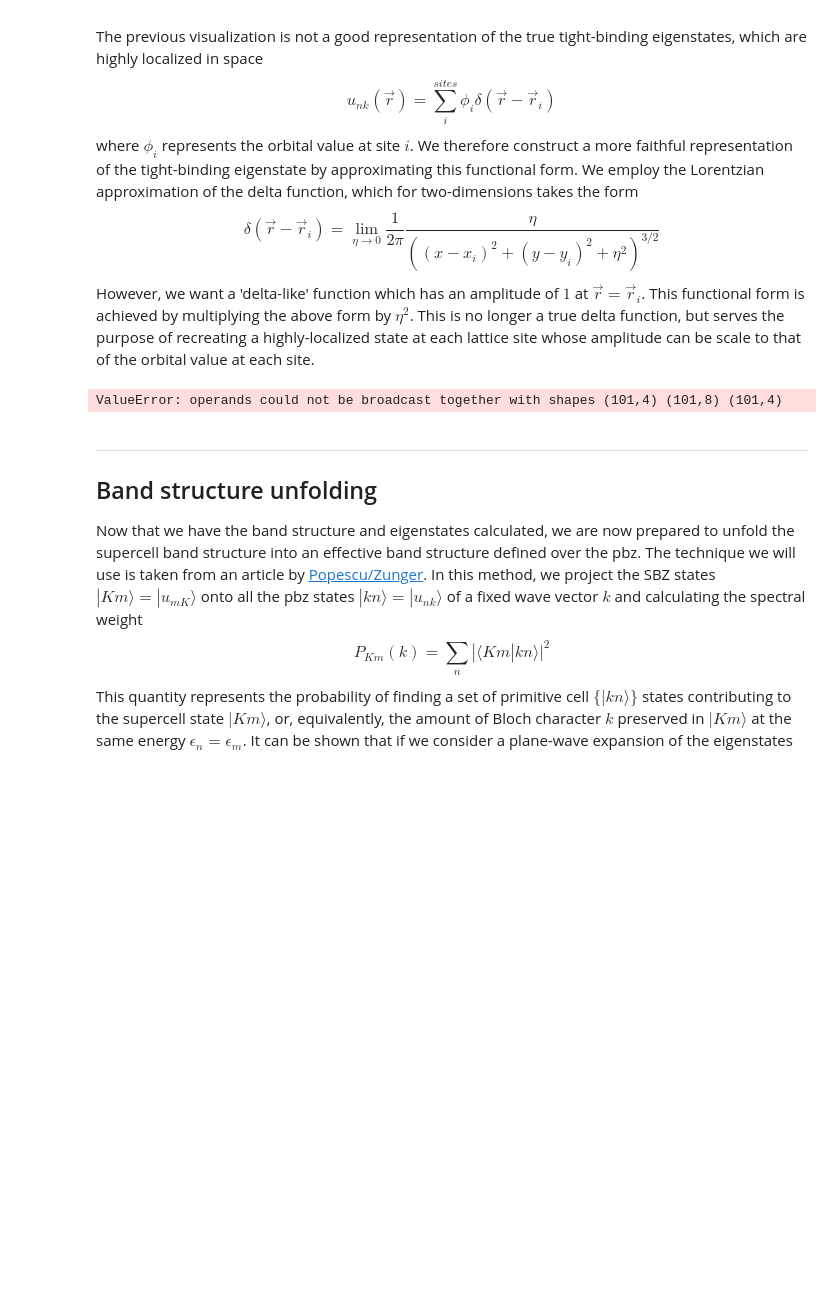
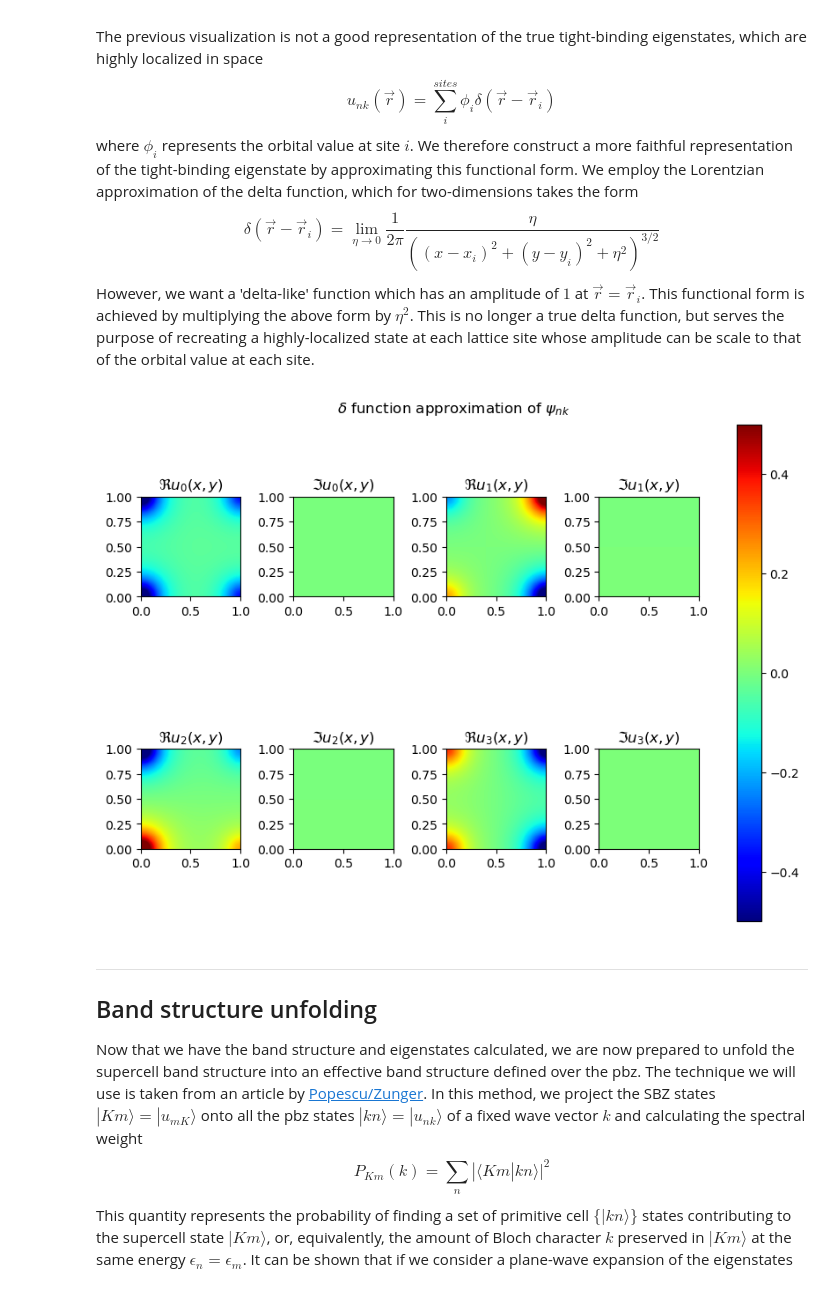
Before and after one commit to Jcrewse/helical-materials, a Jupyter notebook: scripts/kwant/ladder.ipynb, the cells around one changed output. Cells and saved outputs as stored; diff of their text form; code cells hidden in the pictures; blank space fills up the shorter version.

```diff
--- a/scripts/kwant/ladder.ipynb
+++ b/scripts/kwant/ladder.ipynb
@@ -537,36 +543,36 @@ eta = 0.2
 SC_unk_d = np.zeros((N_grid, N_grid, N_kpts, N_SC_states), dtype=complex)
 for site in SC_sites:
     x0, y0 = site.pos[0], site.pos[1]
     for xi, x in enumerate(xgrid):
         for yi, y in enumerate(ygrid):
             SC_unk_d[xi,yi,:,:] += SC_unk[SC_tags[site],:,:]*((eta**3)
                                 /((x-x0)**2 + (y-y0)**2 + eta**2)**(1.5))
 
 # Plot the state as an image
 # -----------------------------------------------------------------------------
 fig = plt.figure(figsize = (8,6), layout='constrained')
 ax_del_unk = []
 for n in range(N_SC_states):
     ax_del_re = fig.add_subplot(2, N_SC_states, 2*n+1)
     ax_del_im = fig.add_subplot(2, N_SC_states, 2*(n+1))
-    plot_delta= ax_del_re.imshow(SC_unk_d[:,:,k0,n].real.T,
+    plot_delta= ax_del_re.imshow(SC_unk_d[:,:,ik_gamma,n].real.T,
                 vmin = -0.5, vmax = 0.5,
                 extent = [x_min, x_max, y_min, y_max],
                 cmap = 'jet')
-    plot_delta= ax_del_im.imshow(SC_unk_d[:,:,k0,n].imag.T,
+    plot_delta= ax_del_im.imshow(SC_unk_d[:,:,ik_gamma,n].imag.T,
                 vmin = -0.5, vmax = 0.5,
                 extent = [x_min, x_max, y_min, y_max],
                 cmap = 'jet')
     ax_del_re.set_title('$\Re u_{}(x,y)$'.format(n))
     ax_del_im.set_title('$\Im u_{}(x,y)$'.format(n))
     ax_del_unk.append(ax_del_re)
     ax_del_unk.append(ax_del_im)
 fig.suptitle('$\delta$ function approximation of $\psi_{nk}$')
 fig.colorbar(plot_delta, ax=ax_del_unk)
 
 plt.show()
 # %% [output]
-ValueError: operands could not be broadcast together with shapes (101,4) (101,8) (101,4)
+[figure, added]
 # %% [markdown]
 ---
 ## Band structure unfolding
```
Also changed, not shown: parts of 12 cells of this notebook.
